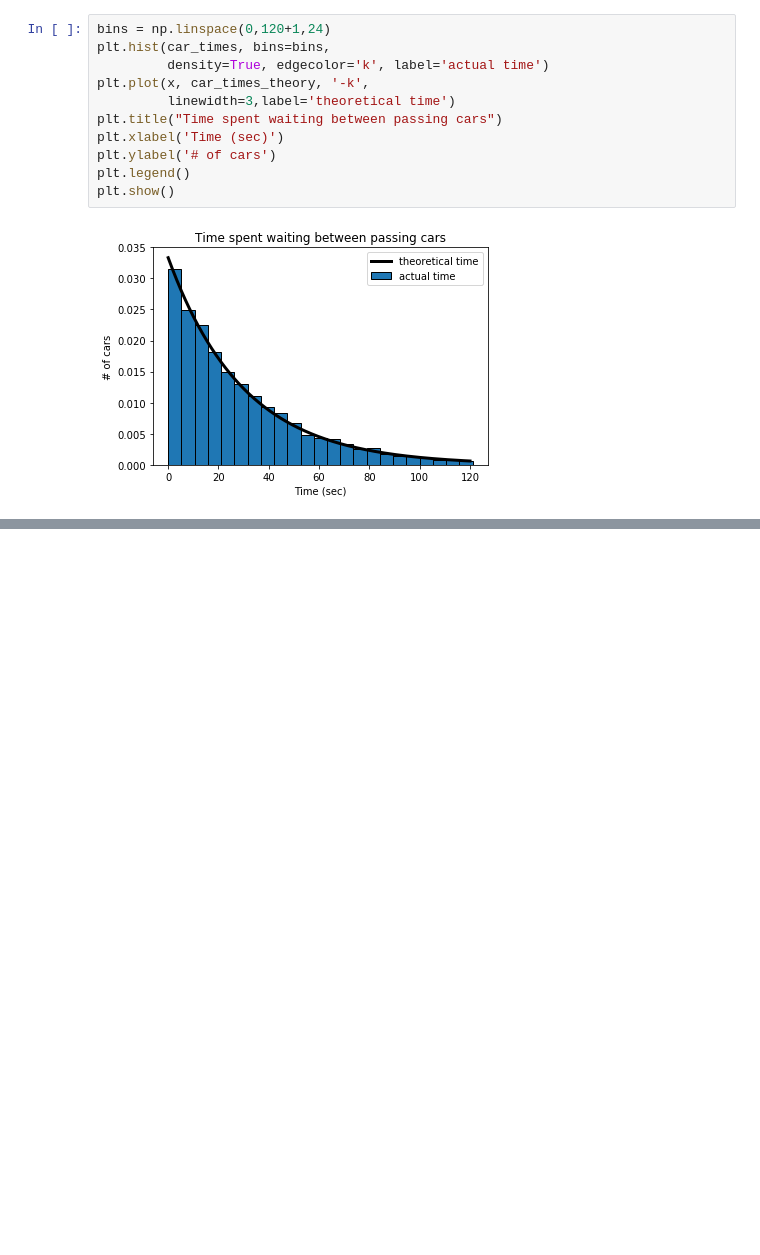
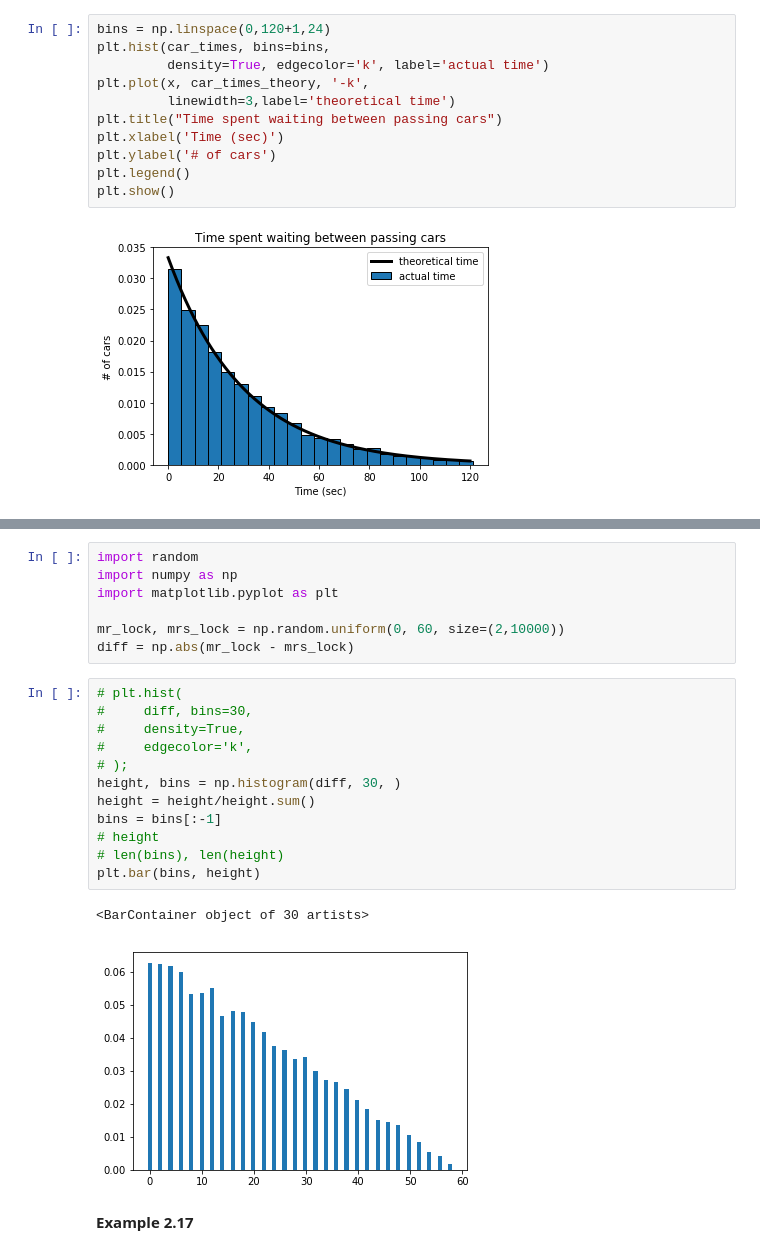
Before and after one commit to tornikeo/Introduction-to-Probability-Snell, a Jupyter notebook: workspace/Chapter 2.ipynb, the cells around one changed output, grey strips where cells are left out. Cells and saved outputs as stored; diff of their text form; blank space fills up the shorter version.

```diff
--- a/workspace/Chapter 2.ipynb
+++ b/workspace/Chapter 2.ipynb
@@ -147,0 +152,24 @@ plt.show()
+# %%
+import random
+import numpy as np
+import matplotlib.pyplot as plt
+
+mr_lock, mrs_lock = np.random.uniform(0, 60, size=(2,10000))
+diff = np.abs(mr_lock - mrs_lock)
+# %%
+# plt.hist(
+#     diff, bins=30,
+#     density=True,
+#     edgecolor='k',
+# );
+height, bins = np.histogram(diff, 30, )
+height = height/height.sum()
+bins = bins[:-1]
+# height
+# len(bins), len(height)
+plt.bar(bins, height)
+# %% [output]
+<BarContainer object of 30 artists>
+[figure, added]
+# %% [markdown]
+**Example 2.17**
```
Also changed, not shown: parts of 25 cells of this notebook.
